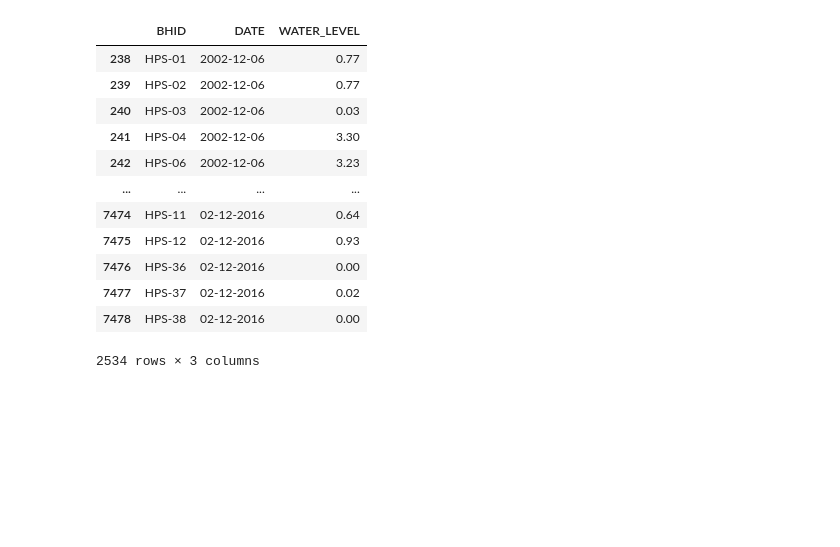
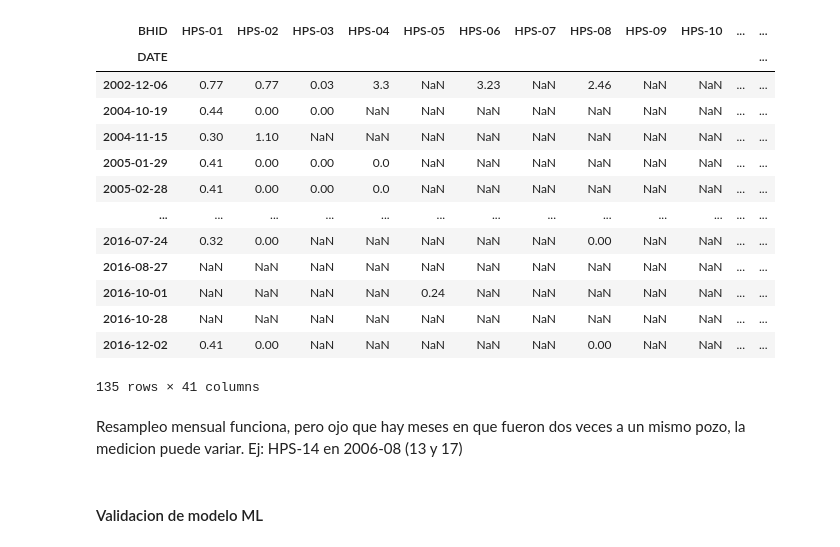
Before and after one commit to pibonacic/groundwater-remote-sensing, a Jupyter notebook: code/09_collahuasi-wells.ipynb, the cells around one changed output. Drawn from its saved outputs; the diff is of its cells as text; code cells hidden in the pictures; blank space fills up the shorter version.

```diff
--- a/code/09_collahuasi-wells.ipynb
+++ b/code/09_collahuasi-wells.ipynb
@@ -6,4 +23,7 @@ import datetime
 # %%
-fp = '../data/datos_collahuasi/WATER LEVEL HUASCO-1.csv'
-df = pd.read_csv(fp)
+# Lee datos y conserva columnas utiles
+df = pd.read_csv(
+    filepath_or_buffer=fp,
+    usecols=cols_to_keep
+)
 # %%
@@ -14,16 +32,0 @@ final_df = filtered_df[columns_to_keep]
-# %%
-final_df
-# %% [output]
-|  | BHID | DATE | WATER_LEVEL |
-| 238 | HPS-01 | 2002-12-06 | 0.77 |
-| 239 | HPS-02 | 2002-12-06 | 0.77 |
-| 240 | HPS-03 | 2002-12-06 | 0.03 |
-| 241 | HPS-04 | 2002-12-06 | 3.30 |
-| 242 | HPS-06 | 2002-12-06 | 3.23 |
-| ... | ... | ... | ... |
-| 7474 | HPS-11 | 02-12-2016 | 0.64 |
-| 7475 | HPS-12 | 02-12-2016 | 0.93 |
-| 7476 | HPS-36 | 02-12-2016 | 0.00 |
-| 7477 | HPS-37 | 02-12-2016 | 0.02 |
-| 7478 | HPS-38 | 02-12-2016 | 0.00 |
-2534 rows × 3 columns
@@ -29,0 +70,25 @@ final_df
+# %%
+# Pivotea a formato ancho y asigna fecha como indice
+pivoted_df = filtered_df.pivot_table(
+    index='DATE',
+    columns='BHID',
+    values='WATER_LEVEL',
+    aggfunc='mean'  # promedia registros duplicados
+    ).reset_index().set_index('DATE')
+# %%
+pivoted_df
+# %% [output]
+| BHID | HPS-01 | HPS-02 | HPS-03 | HPS-04 | HPS-05 | HPS-06 | HPS-07 | HPS-08 | HPS-09 | HPS-10 | ... | ... |
+| DATE |  |  |  |  |  |  |  |  |  |  |  | ... |
+| 2002-12-06 | 0.77 | 0.77 | 0.03 | 3.3 | NaN | 3.23 | NaN | 2.46 | NaN | NaN | ... | ... |
+| 2004-10-19 | 0.44 | 0.00 | 0.00 | NaN | NaN | NaN | NaN | NaN | NaN | NaN | ... | ... |
+| 2004-11-15 | 0.30 | 1.10 | NaN | NaN | NaN | NaN | NaN | NaN | NaN | NaN | ... | ... |
+| 2005-01-29 | 0.41 | 0.00 | 0.00 | 0.0 | NaN | NaN | NaN | NaN | NaN | NaN | ... | ... |
+| 2005-02-28 | 0.41 | 0.00 | 0.00 | 0.0 | NaN | NaN | NaN | NaN | NaN | NaN | ... | ... |
+| ... | ... | ... | ... | ... | ... | ... | ... | ... | ... | ... | ... | ... |
+| 2016-07-24 | 0.32 | 0.00 | NaN | NaN | NaN | NaN | NaN | 0.00 | NaN | NaN | ... | ... |
+| 2016-08-27 | NaN | NaN | NaN | NaN | NaN | NaN | NaN | NaN | NaN | NaN | ... | ... |
+| 2016-10-01 | NaN | NaN | NaN | NaN | 0.24 | NaN | NaN | NaN | NaN | NaN | ... | ... |
+| 2016-10-28 | NaN | NaN | NaN | NaN | NaN | NaN | NaN | NaN | NaN | NaN | ... | ... |
+| 2016-12-02 | 0.41 | 0.00 | NaN | NaN | NaN | NaN | NaN | 0.00 | NaN | NaN | ... | ... |
+135 rows × 41 columns
@@ -29,0 +108,5 @@ final_df
+# %% [markdown]
+Resampleo mensual funciona, pero ojo que hay meses en que fueron dos veces a un mismo pozo, la medicion puede variar.
+Ej: HPS-14 en 2006-08 (13 y 17)
+# %% [markdown]
+#### Validacion de modelo ML
```
Also changed, not shown: parts of 19 cells of this notebook, 30 other files.
